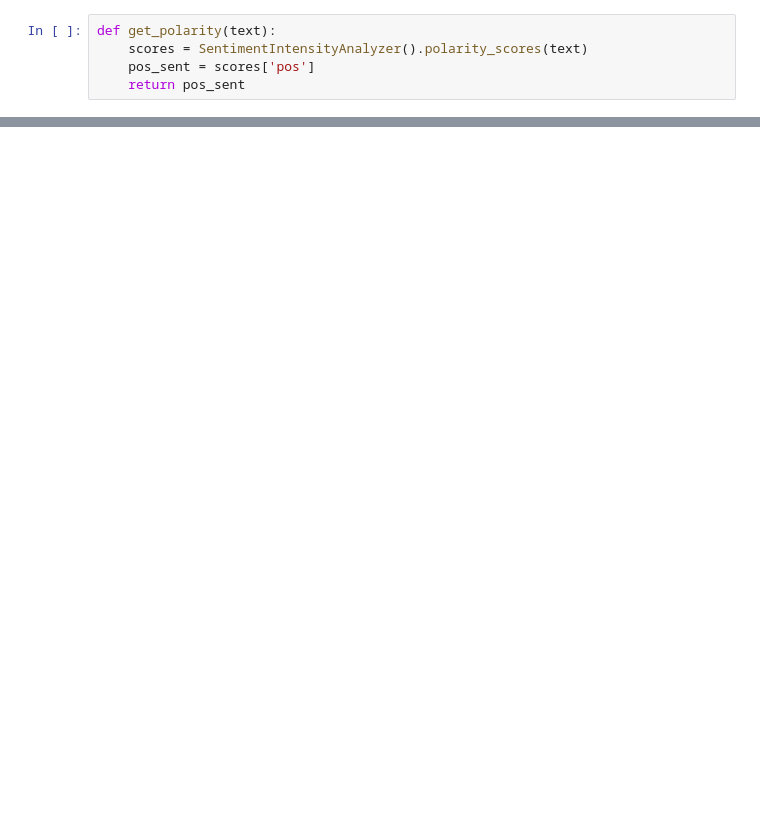
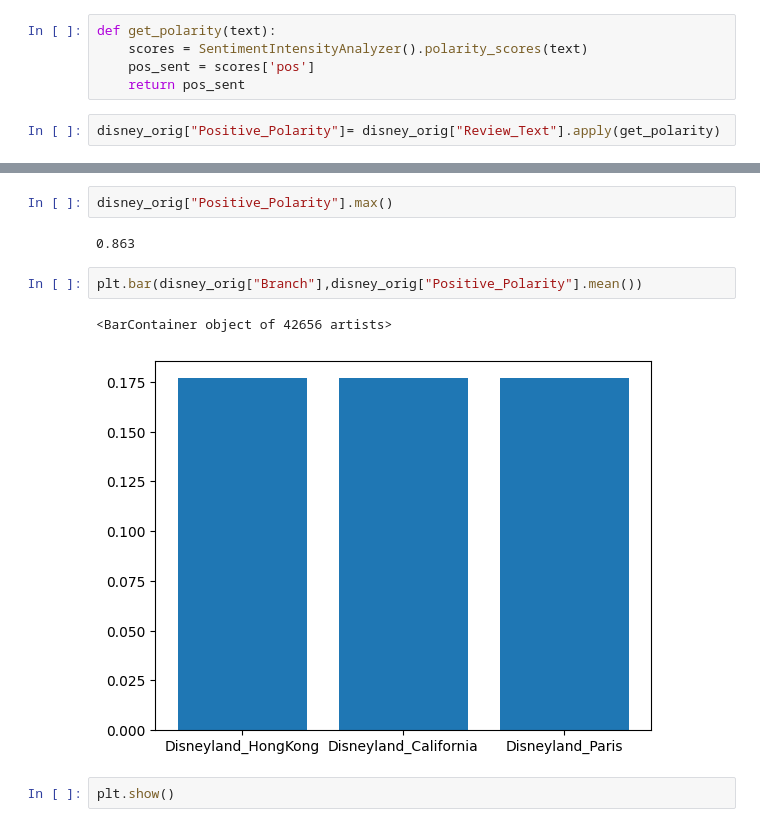
Before and after one commit to maryamakbar25/disney_sentiment_analysis, a Jupyter notebook: disney_reviews.ipynb, the cells around one changed output, grey strips where cells are left out. Cells and saved outputs as stored; diff of their text form; blank space fills up the shorter version.

```diff
--- a/disney_reviews.ipynb
+++ b/disney_reviews.ipynb
@@ -132,3 +133,5 @@ def get_polarity(text):
     scores = SentimentIntensityAnalyzer().polarity_scores(text)
     pos_sent = scores['pos']
     return pos_sent
+# %%
+disney_orig["Positive_Polarity"]= disney_orig["Review_Text"].apply(get_polarity)
@@ -134,0 +162,11 @@ def get_polarity(text):
+# %%
+disney_orig["Positive_Polarity"].max()
+# %% [output]
+0.863
+# %%
+plt.bar(disney_orig["Branch"],disney_orig["Positive_Polarity"].mean())
+# %% [output]
+<BarContainer object of 42656 artists>
+[figure, added]
+# %%
+plt.show()
```
Also changed, not shown: parts of 29 cells of this notebook.
